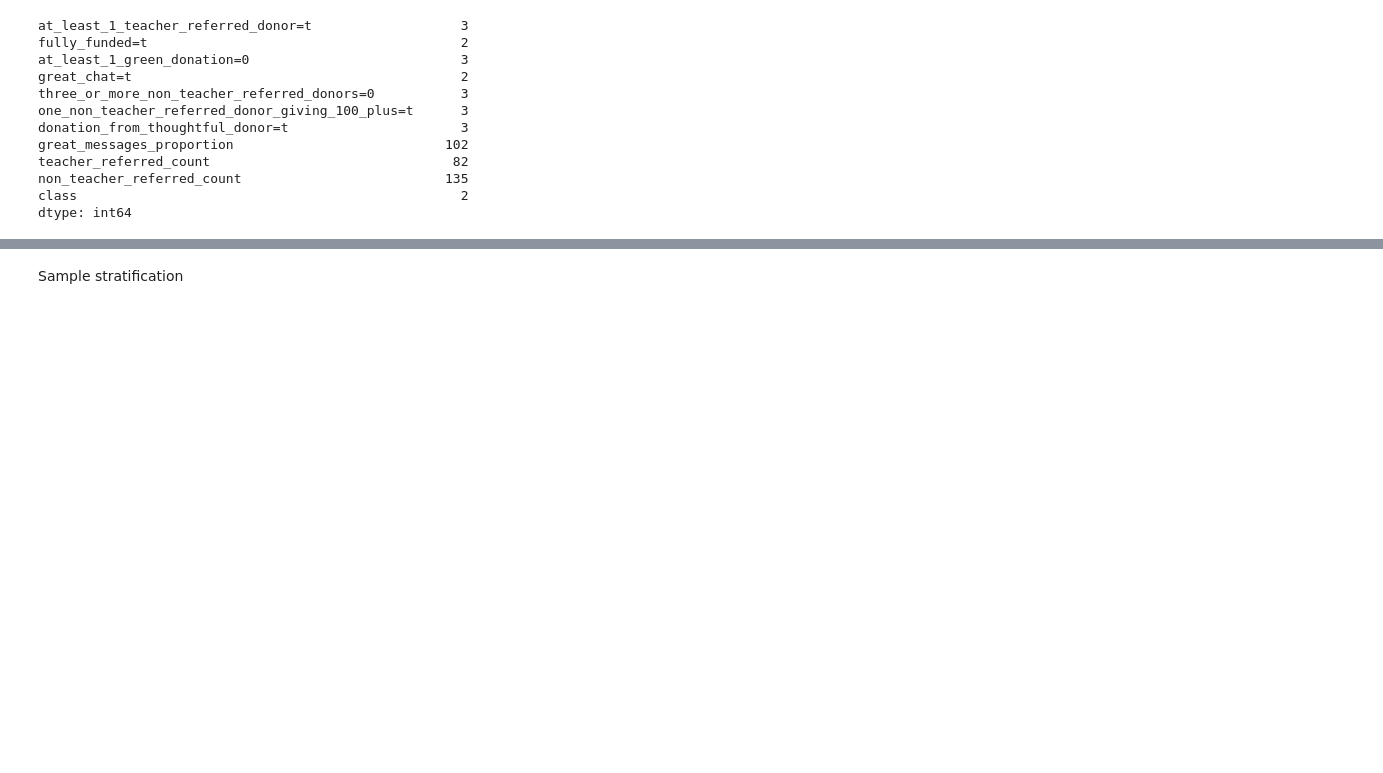
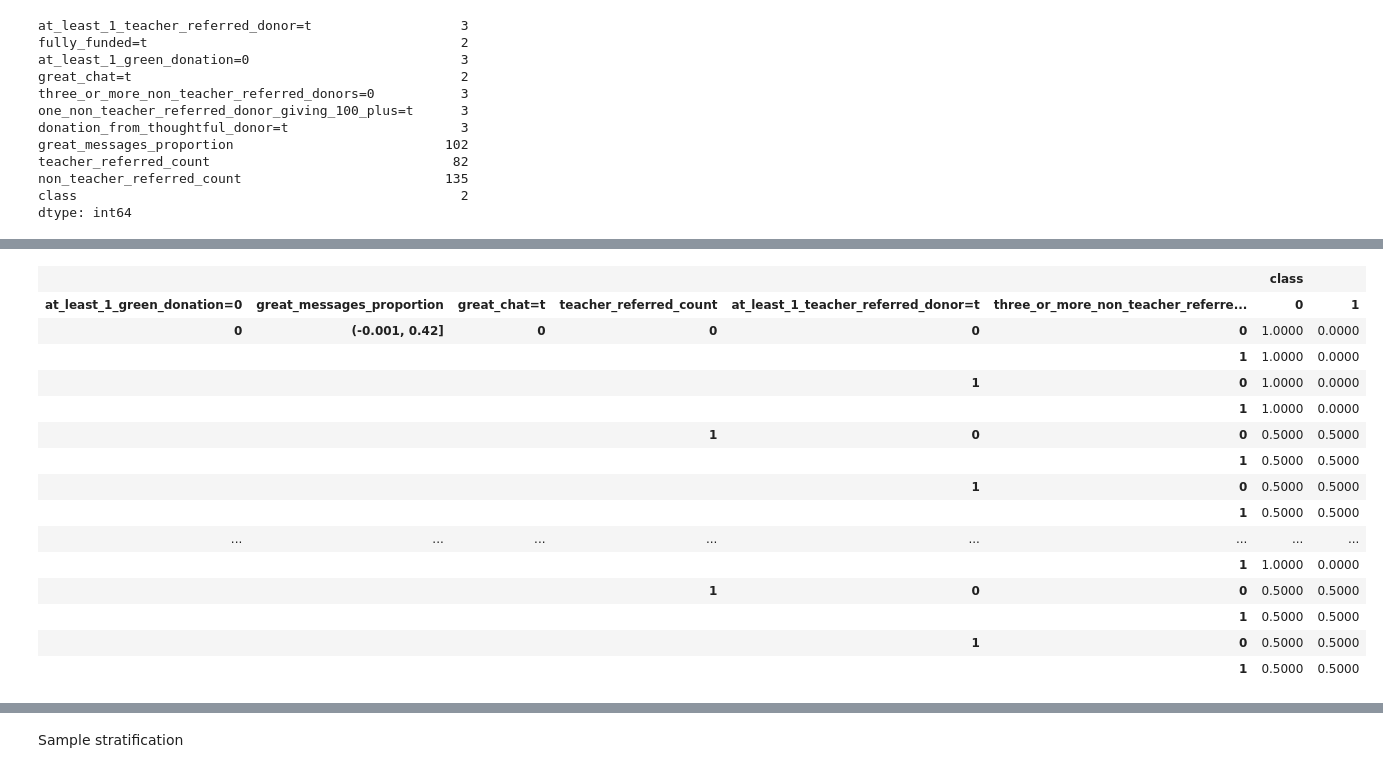
Before and after one commit to kpapdac/anomaly_detection, a Jupyter notebook: examples/anomaly_classifier.ipynb, the cells around one changed output, grey strips where cells are left out. Drawn from its saved outputs; the diff is of its cells as text; code cells hidden in the pictures; blank space fills up the shorter version.

```diff
--- a/examples/anomaly_classifier.ipynb
+++ b/examples/anomaly_classifier.ipynb
@@ -56,0 +85,9 @@ dtype: int64
+# %%
+#we put the discretized values in a csv file in order to be learned by pyAgrum
+treated.to_csv("donors_bn.csv",index=False)
+
+learner=gum.BNLearner("donors_bn.csv")
+learner.useLocalSearchWithTabuList()
+bn_donors=learner.learnBN()
+print("Learned in {0}ms".format(1000*learner.currentTime()))
+gnb.showBN(bn_donors)
@@ -56,0 +97,19 @@ dtype: int64
+# %%
+bn_donors.cpt('class')
+# %% [output]
+|  |  |  |  |  |  | class |  |
+| at_least_1_green_donation=0 | great_messages_proportion | great_chat=t | teacher_referred_count | at_least_1_teacher_referred_donor=t | three_or_more_non_teacher_referre... | 0 | 1 |
+| 0 | (-0.001, 0.42] | 0 | 0 | 0 | 0 | 1.0000 | 0.0000 |
+|  |  |  |  |  | 1 | 1.0000 | 0.0000 |
+|  |  |  |  | 1 | 0 | 1.0000 | 0.0000 |
+|  |  |  |  |  | 1 | 1.0000 | 0.0000 |
+|  |  |  | 1 | 0 | 0 | 0.5000 | 0.5000 |
+|  |  |  |  |  | 1 | 0.5000 | 0.5000 |
+|  |  |  |  | 1 | 0 | 0.5000 | 0.5000 |
+|  |  |  |  |  | 1 | 0.5000 | 0.5000 |
+| ... | ... | ... | ... | ... | ... | ... | ... |
+|  |  |  |  |  | 1 | 1.0000 | 0.0000 |
+|  |  |  | 1 | 0 | 0 | 0.5000 | 0.5000 |
+|  |  |  |  |  | 1 | 0.5000 | 0.5000 |
+|  |  |  |  | 1 | 0 | 0.5000 | 0.5000 |
+|  |  |  |  |  | 1 | 0.5000 | 0.5000 |
```
Also changed, not shown: parts of 22 cells of this notebook, 2 other files.
